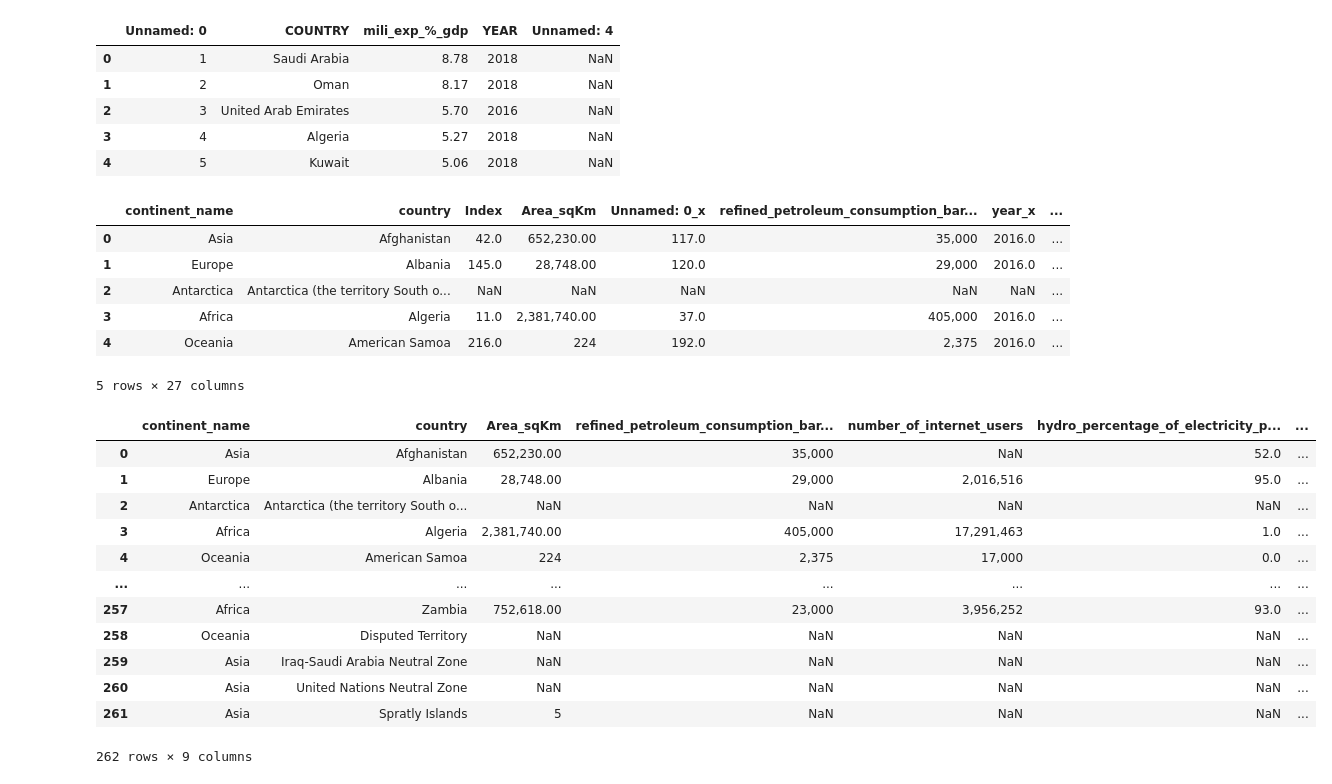
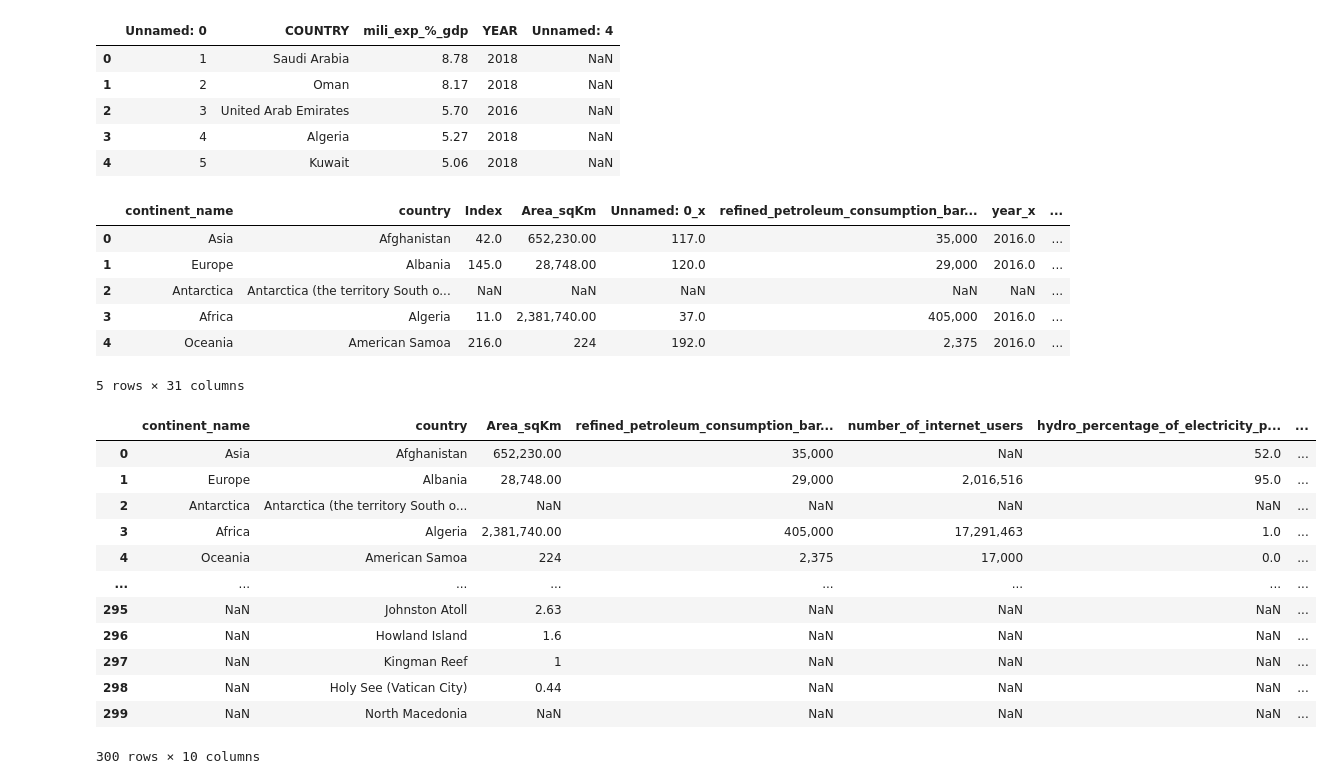
Before and after one commit to Silkways/CIA-Project, a Jupyter notebook: cia_notebook_gus.ipynb, the cells around one changed output. Cells and saved outputs as stored; diff of their text form; code cells hidden in the pictures.

```diff
--- a/cia_notebook_gus.ipynb
+++ b/cia_notebook_gus.ipynb
@@ -58,6 +58,7 @@ hydro_df = pd_dict['hydroelectricity']
 nuclear_df = pd_dict['nuclearelectricity']
 otherrenew_df = pd_dict['otherrenewableelectricity']
 mili_df = pd_dict['MILIEXPENDITURE']
+co2_df = pd_dict['emissions']
 mili_df.rename(columns = {'% OF GDP':'mili_exp_%_gdp'}, inplace = True)
 # %%
 for i, row in base_df.iterrows():
@@ -83,20 +84,20 @@ mili_df.head()
 | 4 | 5 | Kuwait | 5.06 | 2018 | NaN |
 # %%
 base_df.rename(columns = {'country_name':'Country'}, inplace = True)
-df1 = base_df.merge(area_df, on = 'Country', how = 'left')
+df1 = base_df.merge(area_df, on = 'Country', how = 'outer')
 
 df1.rename(columns = {'Country':'country'}, inplace = True)
-df2 = df1.merge(petrol_df, on = 'country', how = 'left')
-df3 = df2.merge(users_df, on = 'country', how = 'left')
-df4 = df3.merge(hydro_df, on = 'country', how = 'left')
-df5 = df4.merge(nuclear_df, on = 'country', how = 'left')
-df6 = df5.merge(otherrenew_df, on = 'country', how = 'left')
+df2 = df1.merge(petrol_df, on = 'country', how = 'outer')
+df3 = df2.merge(users_df, on = 'country', how = 'outer')
+df4 = df3.merge(hydro_df, on = 'country', how = 'outer')
+df5 = df4.merge(nuclear_df, on = 'country', how = 'outer')
+df6 = df5.merge(otherrenew_df, on = 'country', how = 'outer')
 mili_df.rename(columns = {'COUNTRY':'country'}, inplace = True)
-df7 = df6.merge(mili_df, on = 'country', how = 'left')
+df7 = df6.merge(mili_df, on = 'country', how = 'outer')
+df8 = df7.merge(co2_df, on = 'country', how = 'outer')
 
-mili_df.head()
 
-df7.head()
+df8.head()
 # %% [output]
 |  | continent_name | country | Index | Area_sqKm | Unnamed: 0_x | refined_petroleum_consumption_bar... | year_x | ... |
 | 0 | Asia | Afghanistan | 42.0 | 652,230.00 | 117.0 | 35,000 | 2016.0 | ... |
@@ -104,24 +105,24 @@ df7.head()
 | 2 | Antarctica | Antarctica (the territory South o... | NaN | NaN | NaN | NaN | NaN | ... |
 | 3 | Africa | Algeria | 11.0 | 2,381,740.00 | 37.0 | 405,000 | 2016.0 | ... |
 | 4 | Oceania | American Samoa | 216.0 | 224 | 192.0 | 2,375 | 2016.0 | ... |
-5 rows × 27 columns
+5 rows × 31 columns
 # %%
-final_df = df7[['continent_name','country','Area_sqKm','refined_petroleum_consumption_barrels_per_day','number_of_internet_users', 'hydro_percentage_of_electricity_production','nuclear_percentage_of_electricity_production', 'other_renewable_percentage_of_electricity_production','mili_exp_%_gdp']].copy()
+final_df = df8[['continent_name','country','Area_sqKm','refined_petroleum_consumption_barrels_per_day','number_of_internet_users', 'hydro_percentage_of_electricity_production','nuclear_percentage_of_electricity_production', 'other_renewable_percentage_of_electricity_production','mili_exp_%_gdp',"carbon_emissions_from_energy_consumption_MT"]].copy()
 final_df
 # %% [output]
 |  | continent_name | country | Area_sqKm | refined_petroleum_consumption_bar... | number_of_internet_users | hydro_percentage_of_electricity_p... | ... |
 | 0 | Asia | Afghanistan | 652,230.00 | 35,000 | NaN | 52.0 | ... |
 | 1 | Europe | Albania | 28,748.00 | 29,000 | 2,016,516 | 95.0 | ... |
 | 2 | Antarctica | Antarctica (the territory South o... | NaN | NaN | NaN | NaN | ... |
 | 3 | Africa | Algeria | 2,381,740.00 | 405,000 | 17,291,463 | 1.0 | ... |
 | 4 | Oceania | American Samoa | 224 | 2,375 | 17,000 | 0.0 | ... |
 | ... | ... | ... | ... | ... | ... | ... | ... |
-| 257 | Africa | Zambia | 752,618.00 | 23,000 | 3,956,252 | 93.0 | ... |
-| 258 | Oceania | Disputed Territory | NaN | NaN | NaN | NaN | ... |
-| 259 | Asia | Iraq-Saudi Arabia Neutral Zone | NaN | NaN | NaN | NaN | ... |
-| 260 | Asia | United Nations Neutral Zone | NaN | NaN | NaN | NaN | ... |
-| 261 | Asia | Spratly Islands | 5 | NaN | NaN | NaN | ... |
+| 295 | NaN | Johnston Atoll | 2.63 | NaN | NaN | NaN | ... |
+| 296 | NaN | Howland Island | 1.6 | NaN | NaN | NaN | ... |
+| 297 | NaN | Kingman Reef | 1 | NaN | NaN | NaN | ... |
+| 298 | NaN | Holy See (Vatican City) | 0.44 | NaN | NaN | NaN | ... |
+| 299 | NaN | North Macedonia | NaN | NaN | NaN | NaN | ... |
-262 rows × 9 columns
+300 rows × 10 columns
 # %%
 final_df['Area_sqKm'] = final_df['Area_sqKm'].str.replace(',','')
 final_df['refined_petroleum_consumption_barrels_per_day'] = final_df['refined_petroleum_consumption_barrels_per_day'].str.replace(',', '')
```
Also changed, not shown: parts of 18 cells of this notebook.
